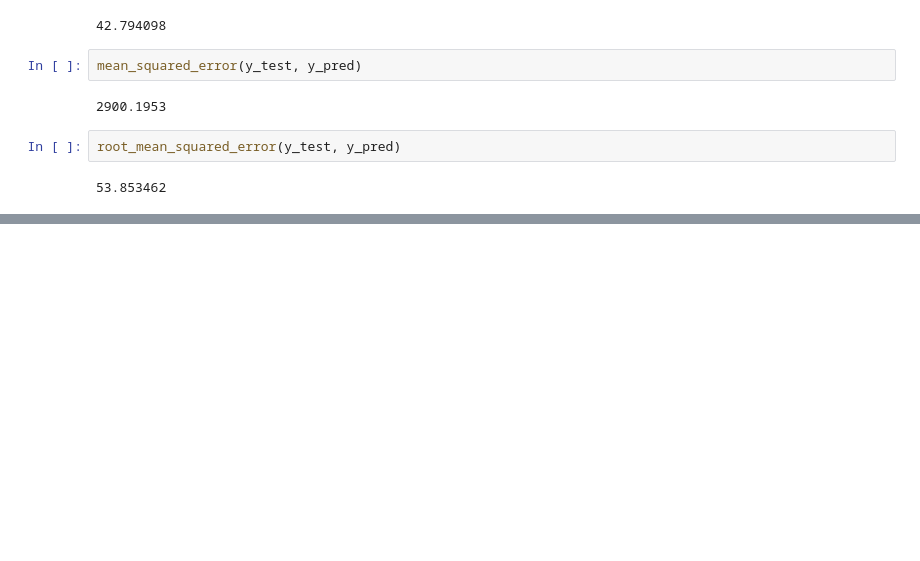
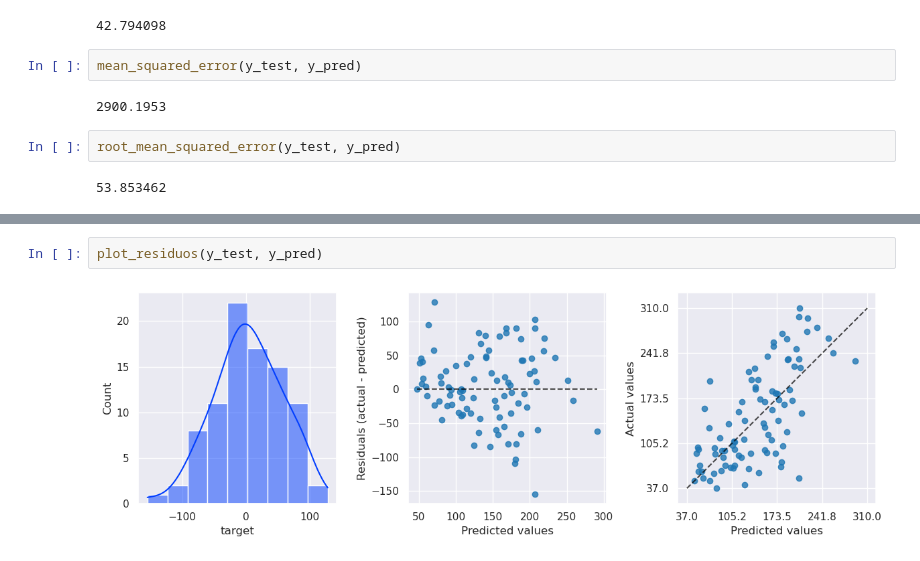
Before and after one commit to PauloViniciusR/Modelos_regressao, a Jupyter notebook: notebooks/02_regressao_linear.ipynb, the cells around one changed output, grey strips where cells are left out. Drawn from its saved outputs; the diff is of its cells as text; blank space fills up the shorter version.

```diff
--- a/notebooks/02_regressao_linear.ipynb
+++ b/notebooks/02_regressao_linear.ipynb
@@ -304,0 +317,4 @@ root_mean_squared_error(y_test, y_pred)
+# %%
+plot_residuos(y_test, y_pred)
+# %% [output]
+[figure, added]
```
Also changed, not shown: parts of 5 cells of this notebook, 1 other file.
